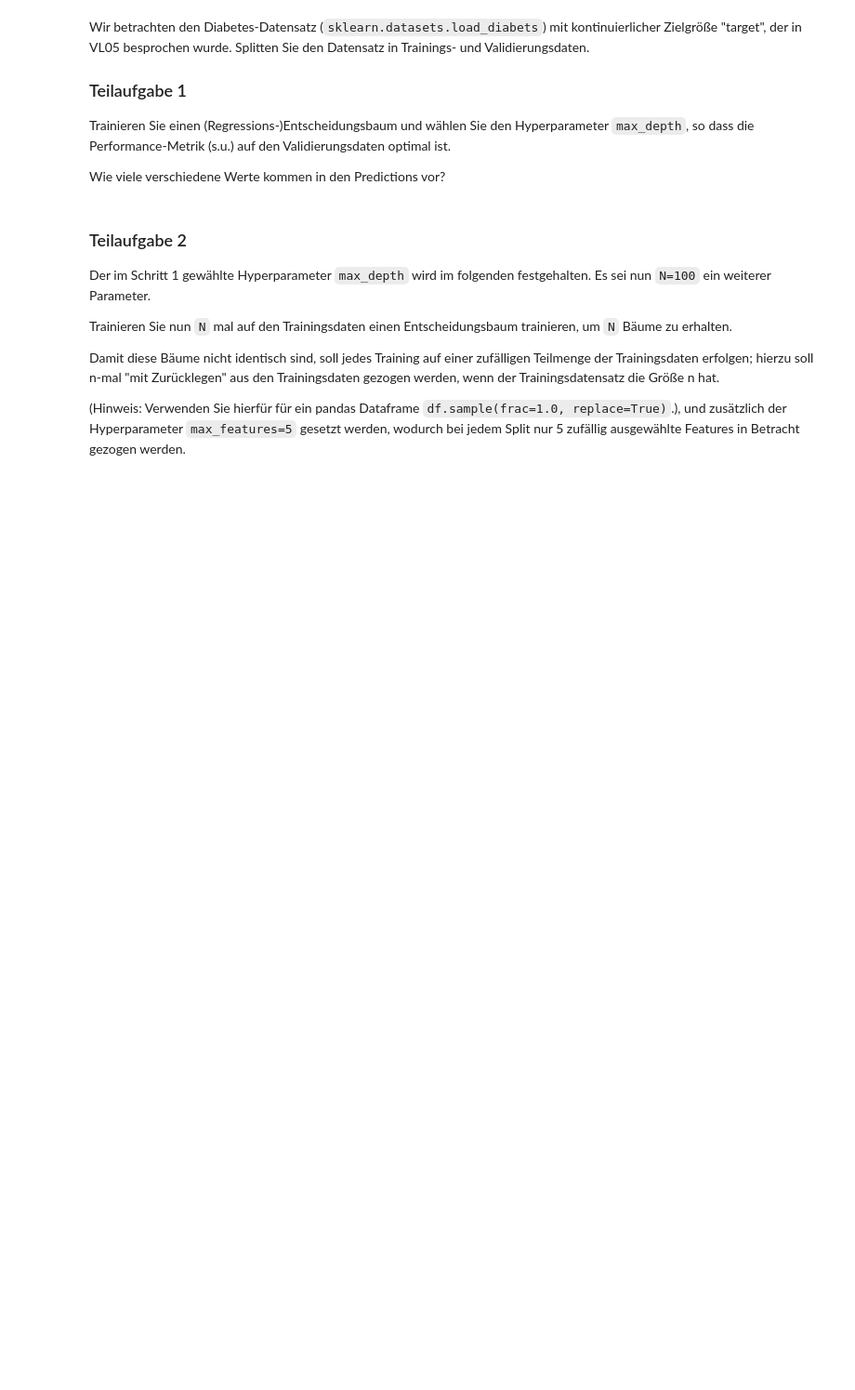
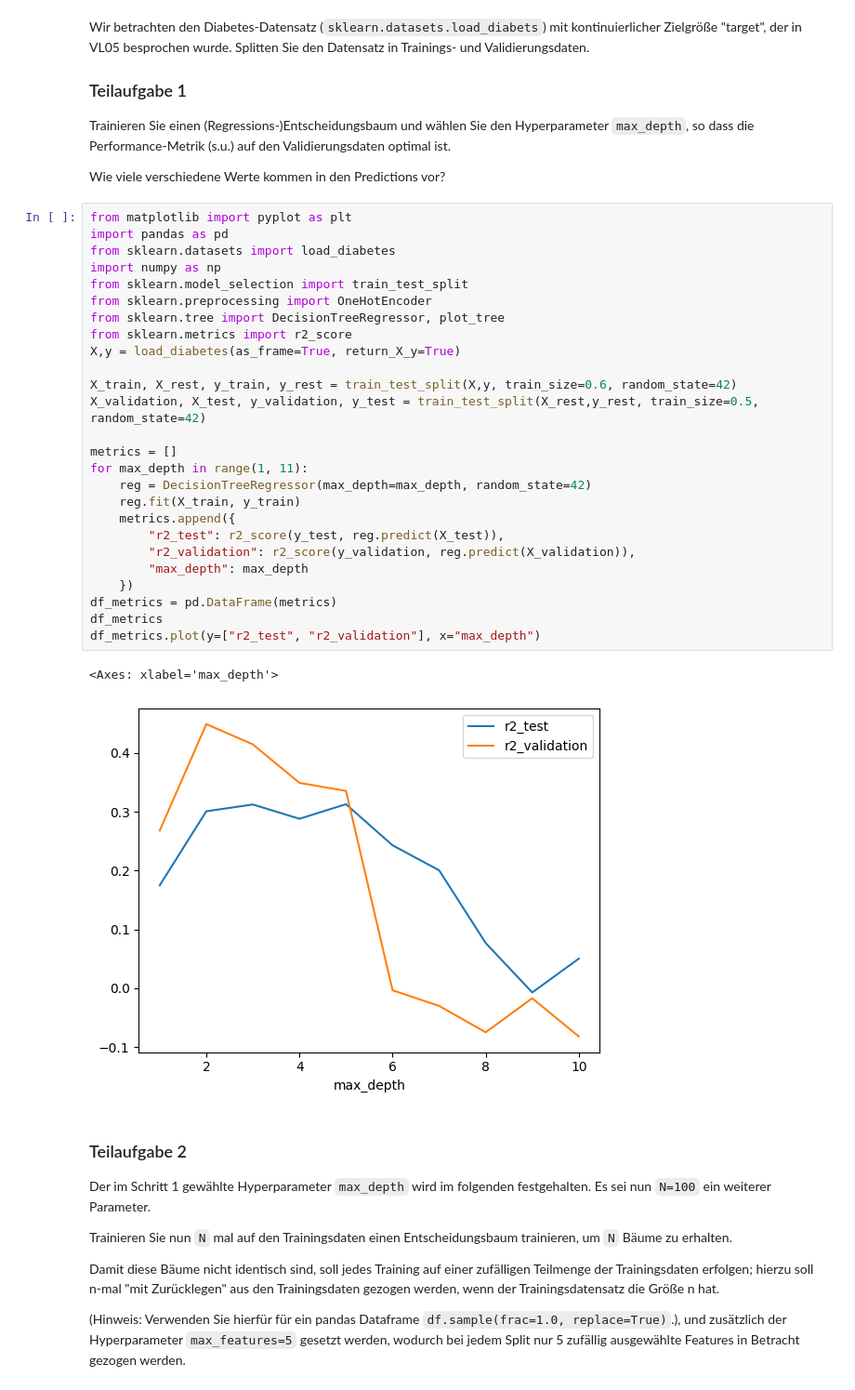
Before and after one commit to MartinElsaesser/data-science, a Jupyter notebook: exercises/exercise8/exercise8.ipynb, the cells around one changed output. Shown at 93% size. Drawn from its saved outputs; the diff is of its cells as text; blank space fills up the shorter version.

```diff
--- a/exercises/exercise8/exercise8.ipynb
+++ b/exercises/exercise8/exercise8.ipynb
@@ -5,6 +5,35 @@ Wir betrachten den Diabetes-Datensatz (`sklearn.datasets.load_diabets`) mit kont
 Trainieren Sie einen (Regressions-)Entscheidungsbaum und wählen Sie den Hyperparameter `max_depth`, so dass die Performance-Metrik (s.u.) auf den Validierungsdaten optimal ist.
 
 Wie viele verschiedene Werte kommen in den Predictions vor?
+# %%
+from matplotlib import pyplot as plt
+import pandas as pd
+from sklearn.datasets import load_diabetes
+import numpy as np
+from sklearn.model_selection import train_test_split
+from sklearn.preprocessing import OneHotEncoder
+from sklearn.tree import DecisionTreeRegressor, plot_tree
+from sklearn.metrics import r2_score
+X,y = load_diabetes(as_frame=True, return_X_y=True)
+
+X_train, X_rest, y_train, y_rest = train_test_split(X,y, train_size=0.6, random_state=42)
+X_validation, X_test, y_validation, y_test = train_test_split(X_rest,y_rest, train_size=0.5, random_state=42)
+
+metrics = []
+for max_depth in range(1, 11):
+	reg = DecisionTreeRegressor(max_depth=max_depth, random_state=42)
+	reg.fit(X_train, y_train)
+	metrics.append({
+		"r2_test": r2_score(y_test, reg.predict(X_test)),
+		"r2_validation": r2_score(y_validation, reg.predict(X_validation)),
+		"max_depth": max_depth
+	})
+df_metrics = pd.DataFrame(metrics)
+df_metrics
+df_metrics.plot(y=["r2_test", "r2_validation"], x="max_depth")
+# %% [output]
+<Axes: xlabel='max_depth'>
+[figure, added]
 # %% [markdown]
 ### Teilaufgabe 2
 Der im Schritt 1 gewählte Hyperparameter `max_depth` wird im folgenden festgehalten. Es sei nun `N=100` ein weiterer Parameter.
```
Also changed, not shown: parts of 3 cells of this notebook.
